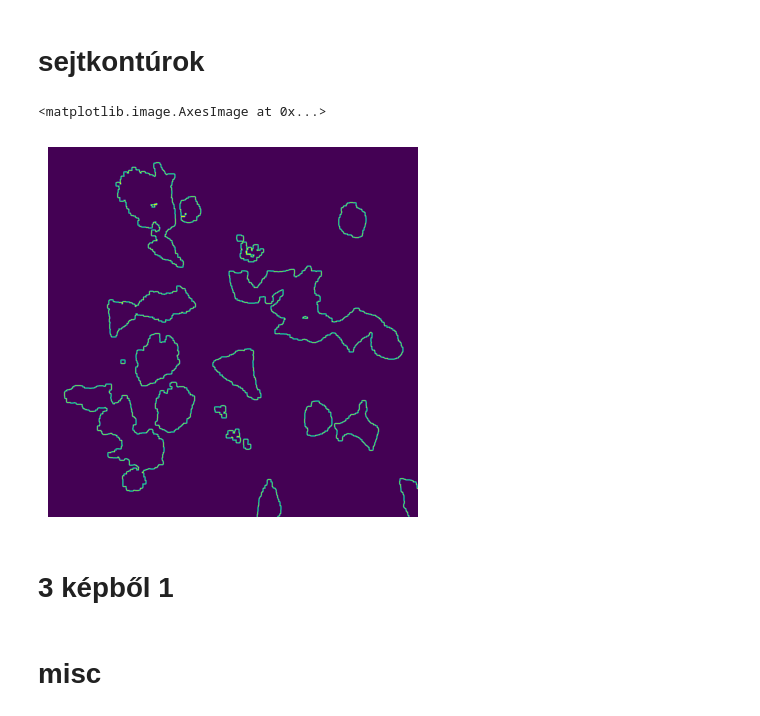
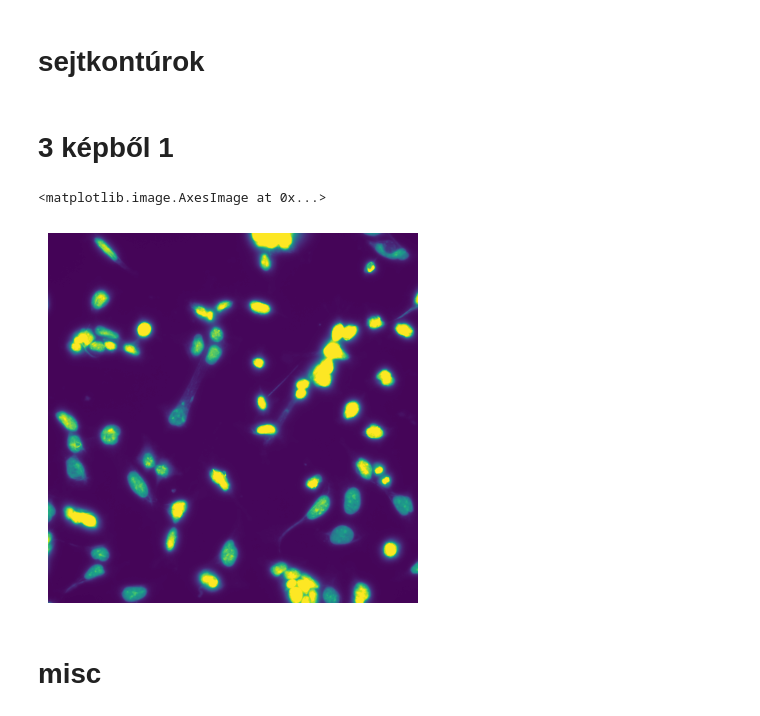
Before and after one commit to turugabor/cellImageAnalysis, a Jupyter notebook: test.ipynb, the cells around one changed output. Drawn from its saved outputs; the diff is of its cells as text; code cells hidden in the pictures.

Commit message:
új teszt környezet létrehozva a 3 csatornás képbetöltéshez

```diff
--- a/test.ipynb
+++ b/test.ipynb
@@ -53,7 +53,7 @@ from skimage.morphology import disk  # szükséges az erosion mértékéhez
 
 path="data/single/JNK1B2_1.tif"
 
-img = ca.Image(path, ["protein1", "protein2"])
+img = ca.Image(path)
 img.load_image()
 detector = ca.Detector(cell_channel=0)
 labels = detector.detect_cells(img.image)
@@ -76,18 +76,26 @@ cellb=np.array(cellb)
 cellb = np.swapaxes(cellb, 0, 2)
 cellb = np.swapaxes(cellb, 0, 1)
 
-
+#kirajzolás
 plt.axis("off")
 plt.imshow(cellb)
-# %% [output]
-<matplotlib.image.AxesImage at 0x...>
-[figure, removed]
 # %%
 #a probálkozások során kellett
 #probléma vizualizálása a szétbontott sejtek kontúrjának megalkotása előtt
 
+from Classes import cellImageAnalysis as ca
+import matplotlib.pyplot as plt
+
+path="data/single/JNK1B2_1.tif"
+
+img = ca.Image(path)
+img.load_image()
+detector = ca.Detector(cell_channel=0)
+labels = detector.detect_cells(img.image)
+
+
 for i in range(labels.max()):
-    plt.rcParams['figure.figsize'] = [8, 8]
+    plt.rcParams['figure.figsize'] = [6,6]
     plt.subplot(5, labels.max()-24, i+1)
     plt.imshow(labels==i+1)
     plt.axis("off")
@@ -103,6 +111,40 @@ from Classes import cellImageAnalysis as ca
 a=ca.XpressImage("data/230309","A04_s47")
 a.load_ximage()
 a.display_ximage()
+# %%
+#új kezdet
+
+from os import listdir
+from os.path import isfile, join
+import numpy as np
+from skimage import io
+import matplotlib.pyplot as plt
+
+path="data/230309"
+place="A04_s47"
+
+ #leszűrjük, hogy a mappából csak a tif file-okat vizsgáljuk
+tifs = [f for f in listdir(path) if isfile(join(path, f)) and  f.endswith(".tif")]
+
+#majd kiválasztjuk belőle a megadott hely alapján a megfelelő fileokat
+matches = [match for match in tifs if place in match]
+
+#teljes elérési utat hozunk létre a fileokhoz,
+for i in range(len(matches)):
+    matches[i]=join(path,matches[i])
+
+#létrehozunk egy img arrayt, majd egyesével hozzáadjuk a külön képeket
+img=np.array(0)
+for i in matches:
+    img=img+io.imread(i)-io.imread(i).min() #mindenhonnan levonjuk a hátteret egyesével, mivel a külön képeken eltérhet
+img=np.clip(img, 0, img.max()/3)
+
+#kirajzolás
+plt.axis("off")
+plt.imshow(img)
+# %% [output]
+<matplotlib.image.AxesImage at 0x...>
+[figure, added]
 # %% [markdown]
 # misc
 # %%
```
